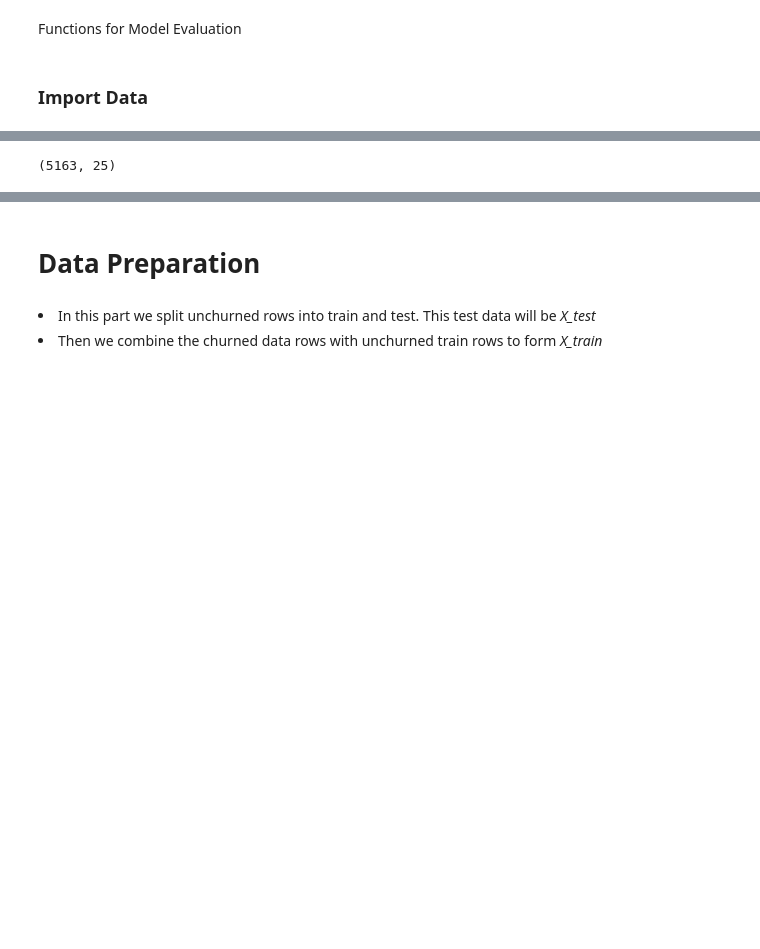
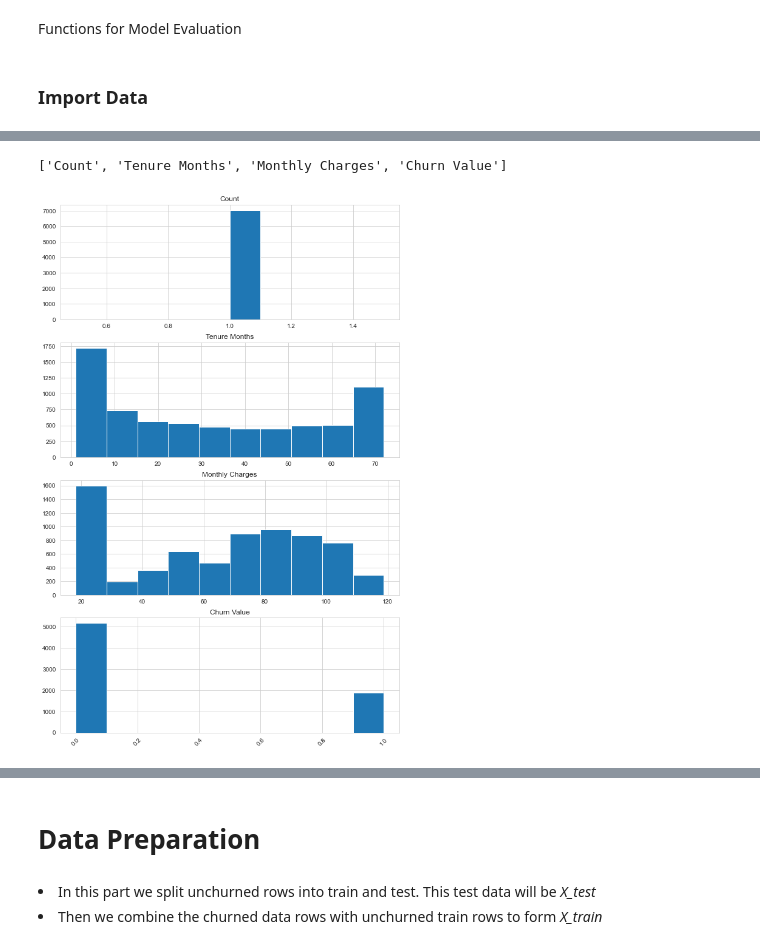
Before and after one commit to aditya2695/Customer-Churn-Prediction, a Jupyter notebook: churn_model_RF.ipynb, the cells around one changed output, grey strips where cells are left out. Saved outputs shown, nothing was run; the diff lists cells and outputs as text; code cells hidden in the pictures; blank space fills up the shorter version.

```diff
--- a/churn_model_RF.ipynb
+++ b/churn_model_RF.ipynb
@@ -73,9 +91,9 @@ df.shape
 # %%
-cols_to_remove =  ['Count','Churn Label','Lat Long','Country','State','City']
+# cols_to_remove =  ['Count','Churn Label','Lat Long','Country','State','City']
 
-df.drop(columns = cols_to_remove, inplace = True)
+# df.drop(columns = cols_to_remove, inplace = True)
 
-# remove rows with whitespaces as values
-df = df.drop(df[df['Total Charges'] == ' '].index)
-df = df.drop(df[df['Monthly Charges'] == ' '].index)
-df.shape
+# # remove rows with whitespaces as values
+# df = df.drop(df[df['Total Charges'] == ' '].index)
+# df = df.drop(df[df['Monthly Charges'] == ' '].index)
+# df.shape
@@ -108,4 +123,0 @@ df[df['Churn Value'] == 0].shape
-# %%
-df[df['Churn Reason'].isnull()].shape
-# %% [output]
-(5163, 25)
@@ -111,0 +128,25 @@ df[df['Churn Reason'].isnull()].shape
+# %%
+cont_features
+# %% [output]
+['Count', 'Tenure Months', 'Monthly Charges', 'Churn Value']
+# %%
+# Get the number of columns in the dataset
+
+cont_df=df[cont_features]
+
+num_columns = cont_df.shape[1]
+
+# Create a figure with a subplot for each column
+fig, axes = plt.subplots(num_columns, figsize=(10, num_columns*4))
+# Rotate the x-axis labels at an angle
+plt.xticks(rotation=45)
+# Plot a histogram for each column
+for i in range(num_columns):
+    column = cont_df.columns[i]
+    axes[i].hist(cont_df[column])
+    axes[i].set_title(column)
+    #axes[i].set_xticks(rotation=45)
+
+plt.show()
+# %% [output]
+[figure, added]
```
Also changed, not shown: parts of 39 cells of this notebook.
